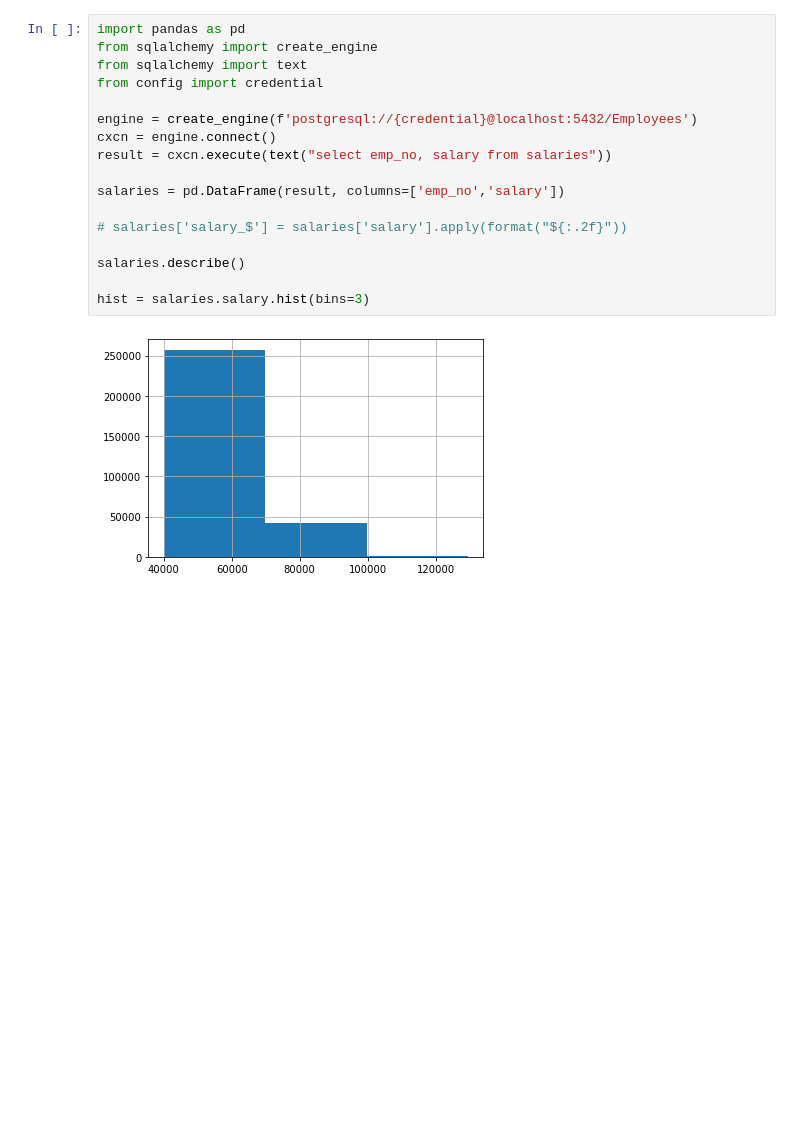
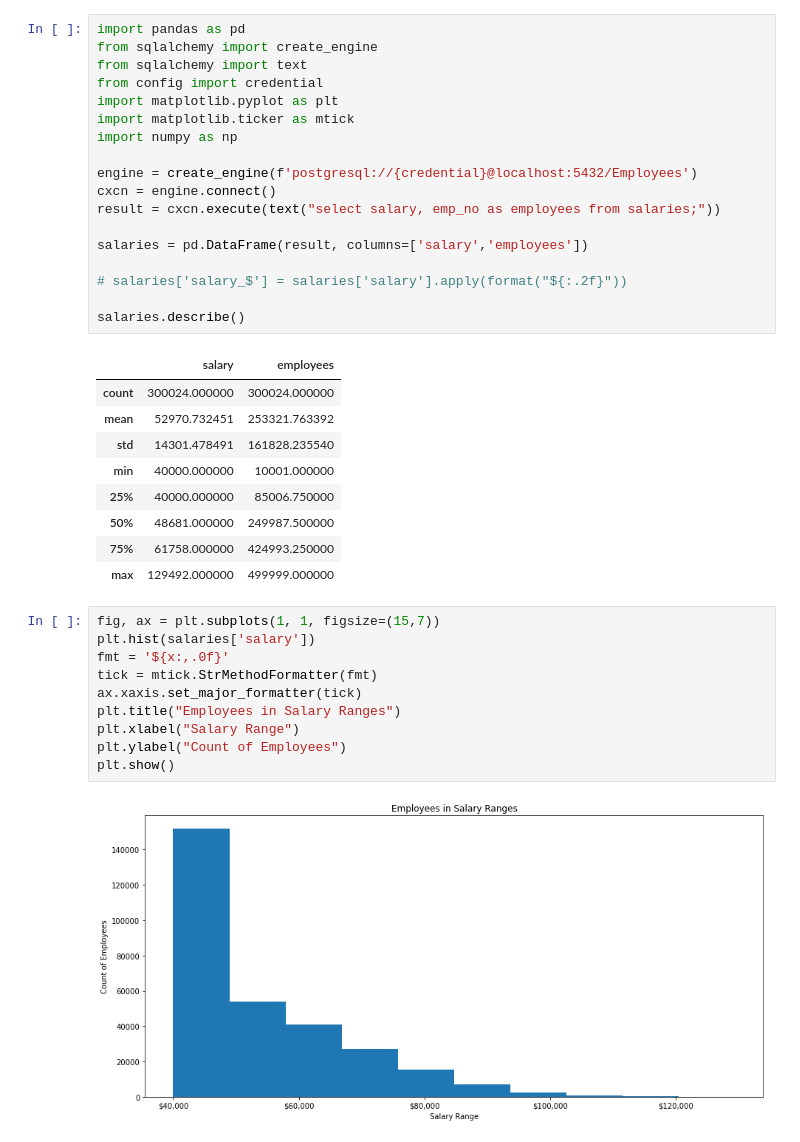
Before and after one commit to eukestad/April-Foolsday-Mystery, a Jupyter notebook: EmployeeSQL/Data Analysis.ipynb, the cells around one changed output. Saved outputs shown, nothing was run; the diff lists cells and outputs as text; blank space fills up the shorter version.

```diff
--- a/EmployeeSQL/Data Analysis.ipynb
+++ b/EmployeeSQL/Data Analysis.ipynb
@@ -3,17 +3,38 @@ import pandas as pd
 from sqlalchemy import create_engine
 from sqlalchemy import text
 from config import credential
+import matplotlib.pyplot as plt
+import matplotlib.ticker as mtick
+import numpy as np
 
 engine = create_engine(f'postgresql://{credential}@localhost:5432/Employees')
 cxcn = engine.connect()
-result = cxcn.execute(text("select emp_no, salary from salaries"))
+result = cxcn.execute(text("select salary, emp_no as employees from salaries;"))
 
-salaries = pd.DataFrame(result, columns=['emp_no','salary'])
+salaries = pd.DataFrame(result, columns=['salary','employees'])
 
 # salaries['salary_$'] = salaries['salary'].apply(format("${:.2f}"))
 
 salaries.describe()
-
-hist = salaries.salary.hist(bins=3)
 # %% [output]
-[figure, removed]
+|  | salary | employees |
+| count | 300024.000000 | 300024.000000 |
+| mean | 52970.732451 | 253321.763392 |
+| std | 14301.478491 | 161828.235540 |
+| min | 40000.000000 | 10001.000000 |
+| 25% | 40000.000000 | 85006.750000 |
+| 50% | 48681.000000 | 249987.500000 |
+| 75% | 61758.000000 | 424993.250000 |
+| max | 129492.000000 | 499999.000000 |
+# %%
+fig, ax = plt.subplots(1, 1, figsize=(15,7))
+plt.hist(salaries['salary'])
+fmt = '${x:,.0f}'
+tick = mtick.StrMethodFormatter(fmt)
+ax.xaxis.set_major_formatter(tick)
+plt.title("Employees in Salary Ranges")
+plt.xlabel("Salary Range")
+plt.ylabel("Count of Employees")
+plt.show()
+# %% [output]
+[figure, added]
```
Also changed, not shown: parts of 2 cells of this notebook, 1 other file.
